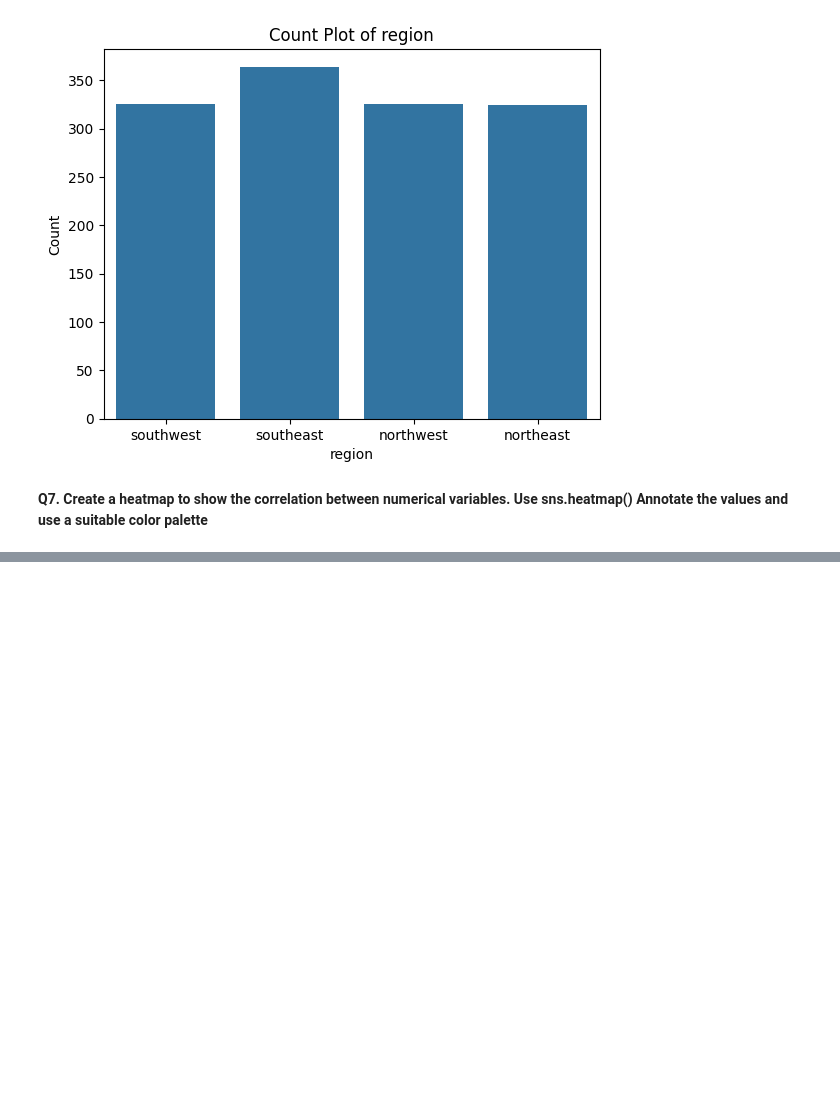
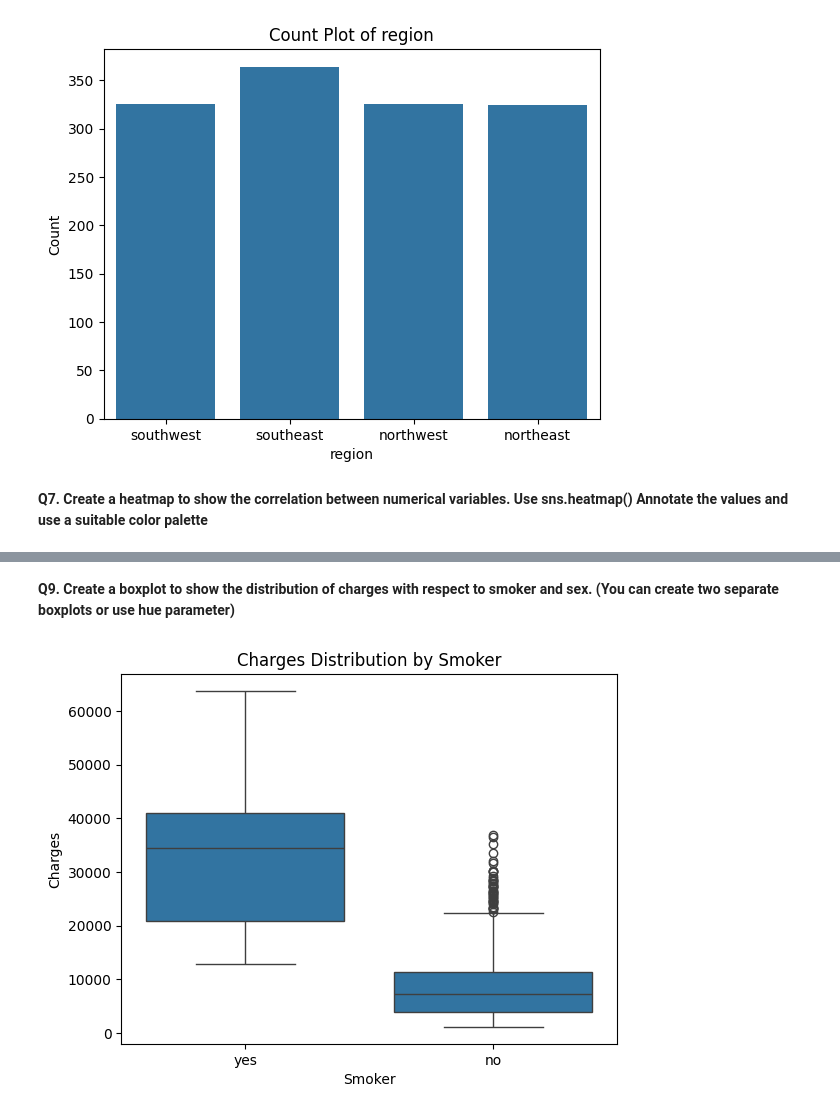
Before and after one commit to vaibhavkatex/The-Internship-2026, a Jupyter notebook: Session__16.ipynb, the cells around one changed output, grey strips where cells are left out. Saved outputs shown, nothing was run; the diff lists cells and outputs as text; code cells hidden in the pictures; blank space fills up the shorter version.

```diff
--- a/Session__16.ipynb
+++ b/Session__16.ipynb
@@ -164,0 +211,15 @@ Annotate the values and use a suitable color palette**
+# %% [markdown]
+**Q9. Create a boxplot to show the distribution of charges with respect to smoker
+and sex.
+(You can create two separate boxplots or use hue parameter)**
+# %%
+#Charges vs Smoker
+sns.boxplot(x='smoker', y='expenses', data=df)
+
+plt.title("Charges Distribution by Smoker")
+plt.xlabel("Smoker")
+plt.ylabel("Charges")
+
+plt.show()
+# %% [output]
+[figure, added]
```
Also changed, not shown: parts of 10 cells of this notebook.
